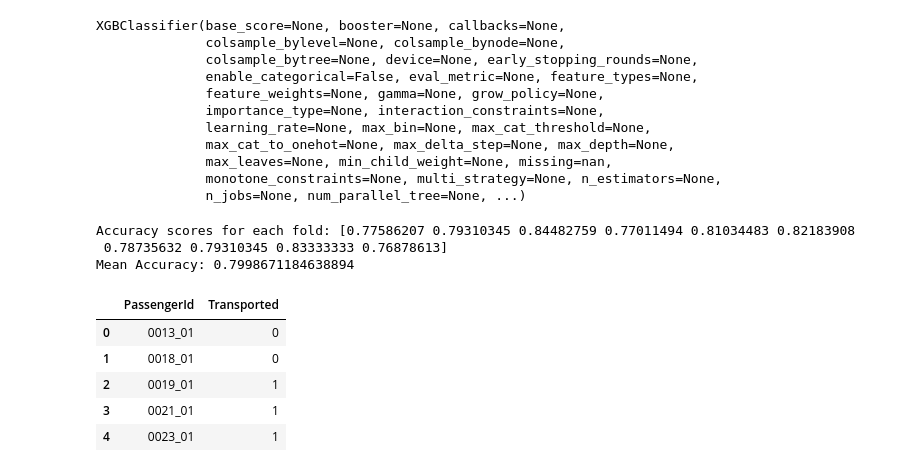
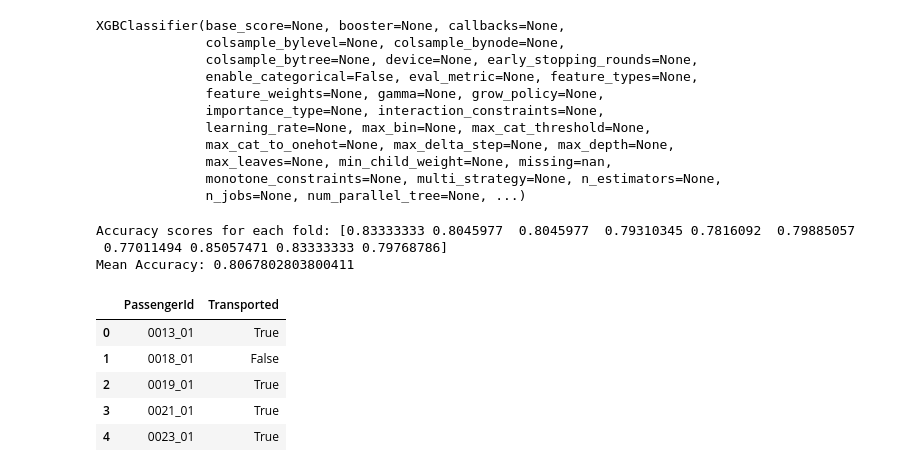
Before and after one commit to niquizzer/Spaceship-Titanic-Exploratory-Data-Analysi, a Jupyter notebook: spaceship-v2.ipynb, the cells around one changed output. Cells and saved outputs as stored; diff of their text form; code cells hidden in the pictures.

```diff
--- a/spaceship-v2.ipynb
+++ b/spaceship-v2.ipynb
@@ -193,10 +193,10 @@ y = train['Transported']
 
 scaler = StandardScaler()
 
-standard_df = scaler.fit_transform(train, y)
-standard_df = pd.DataFrame(standard_df, columns=train.columns)
+standard_df = scaler.fit_transform(X, y)
+standard_df = pd.DataFrame(standard_df, columns=X.columns)
 
-X = standard_df.drop(columns='Transported')
+X = standard_df
 y = train['Transported']
 
 X.head()
@@ -252,29 +252,29 @@ scores = cross_val_score(bst, X_test, y_test, cv=kf, scoring='accuracy')
 print("Accuracy scores for each fold:", scores)
 print("Mean Accuracy:", np.mean(scores))
 # %% [output]
-Accuracy scores for each fold: [0.77586207 0.79310345 0.84482759 0.77011494 0.81034483 0.82183908
- 0.78735632 0.79310345 0.83333333 0.76878613]
-Mean Accuracy: 0.7998671184638894
+Accuracy scores for each fold: [0.83333333 0.8045977  0.8045977  0.79310345 0.7816092  0.79885057
+ 0.77011494 0.85057471 0.83333333 0.79768786]
+Mean Accuracy: 0.8067802803800411
 # %%
 # submission
 
-standard_test = scaler.fit_transform(test)
+standard_test = scaler.transform(test)
 X_test = pd.DataFrame(standard_test, columns=test.columns)
 
 X_preds = bst.predict(X_test)
 
 submission = pd.DataFrame({
-    'PassengerId': df_test['PassengerId'],
-    'Transported': X_preds
+    'PassengerId': df_test['PassengerId'].astype(str),
+    'Transported': X_preds.astype(bool)
 })
 
 submission.to_csv('out.csv', index=False)
 
 submission.head()
 # %% [output]
 |  | PassengerId | Transported |
-| 0 | 0013_01 | 0 |
-| 1 | 0018_01 | 0 |
-| 2 | 0019_01 | 1 |
-| 3 | 0021_01 | 1 |
-| 4 | 0023_01 | 1 |
+| 0 | 0013_01 | True |
+| 1 | 0018_01 | False |
+| 2 | 0019_01 | True |
+| 3 | 0021_01 | True |
+| 4 | 0023_01 | True |
```
